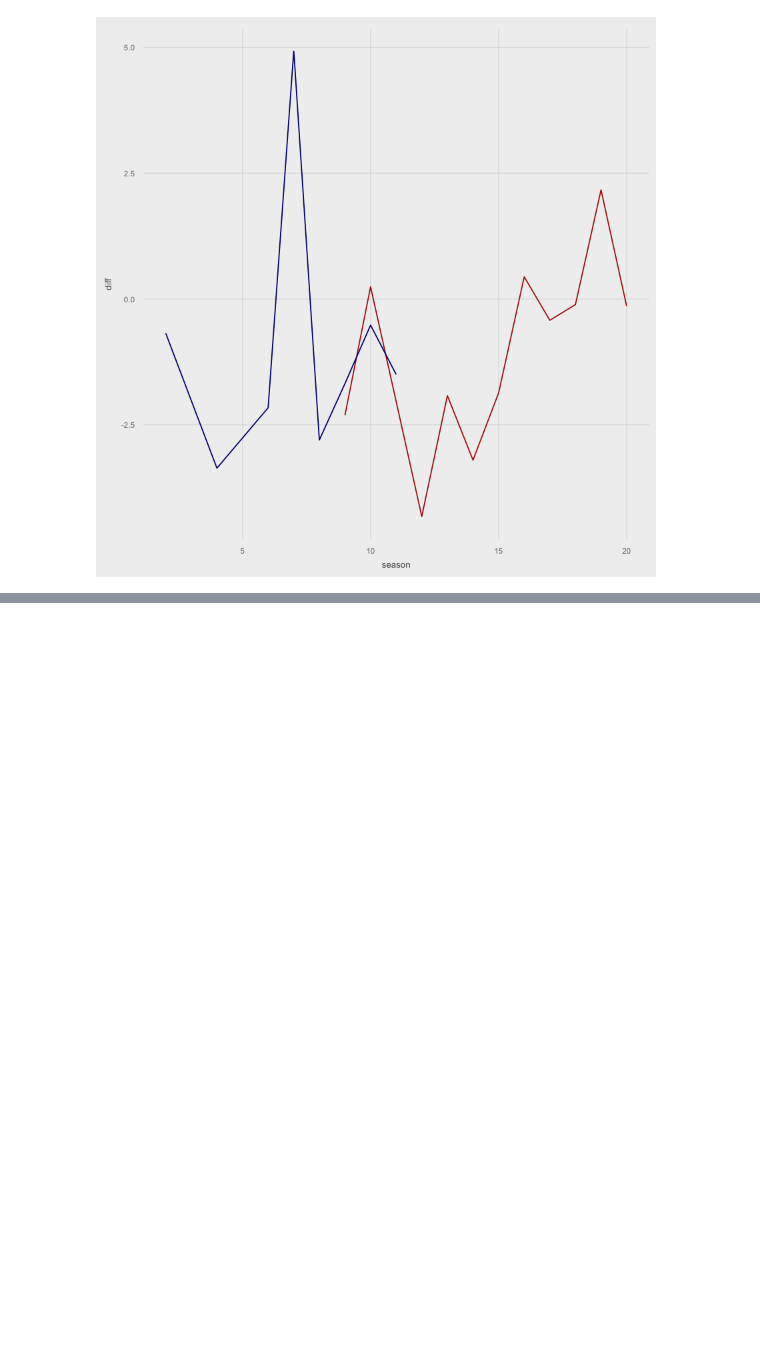
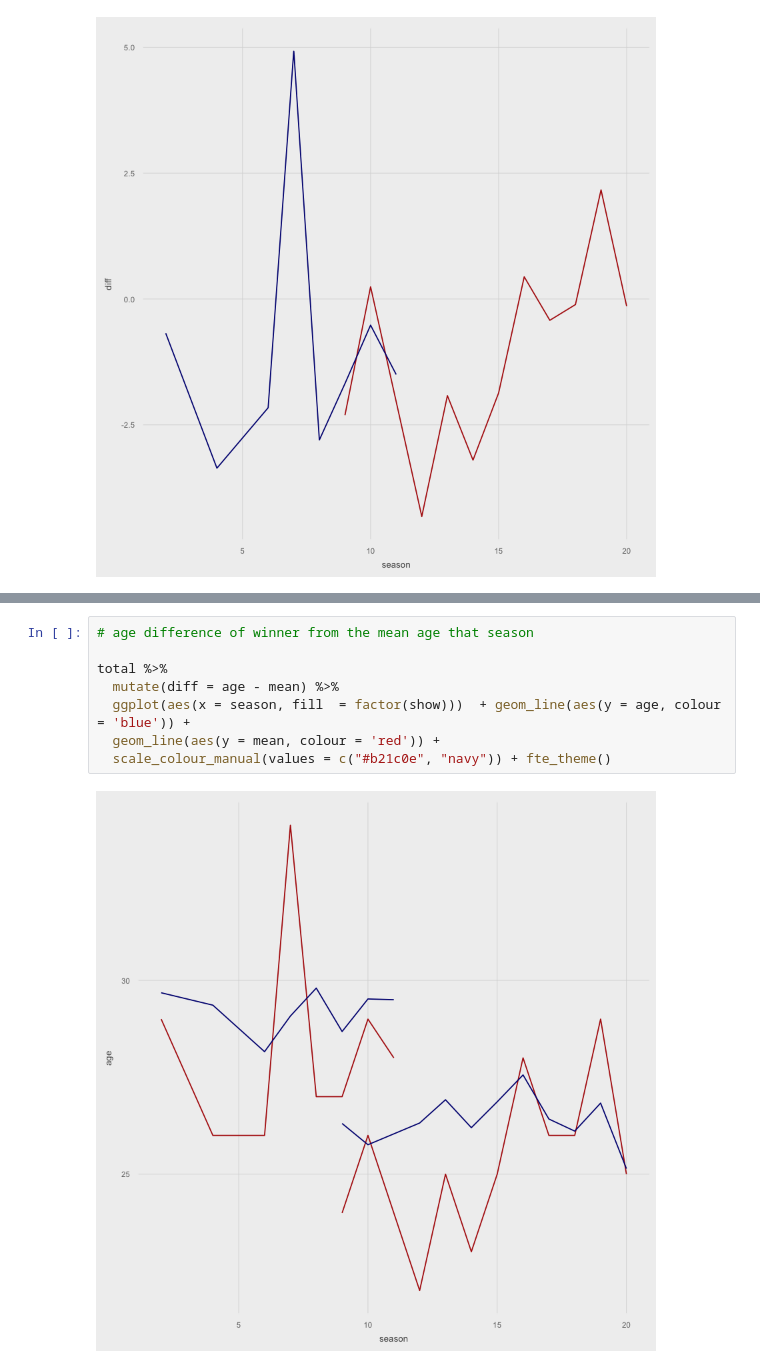
Before and after one commit to jcbain/bach_cast, a Jupyter notebook: descriptive_stats.ipynb, the cells around one changed output, grey strips where cells are left out. Cells and saved outputs as stored; diff of their text form; blank space fills up the shorter version.

Commit message:
take mean age and age of winner

```diff
--- a/descriptive_stats.ipynb
+++ b/descriptive_stats.ipynb
@@ -133,0 +155,10 @@ total %>%
+# %%
+# age difference of winner from the mean age that season
+
+total %>%
+  mutate(diff = age - mean) %>%
+  ggplot(aes(x = season, fill  = factor(show)))  + geom_line(aes(y = age, colour = 'blue')) +
+  geom_line(aes(y = mean, colour = 'red')) +
+  scale_colour_manual(values = c("#b21c0e", "navy")) + fte_theme()
+# %% [output]
+[figure, added]
```
Also changed, not shown: parts of 2 cells of this notebook.
